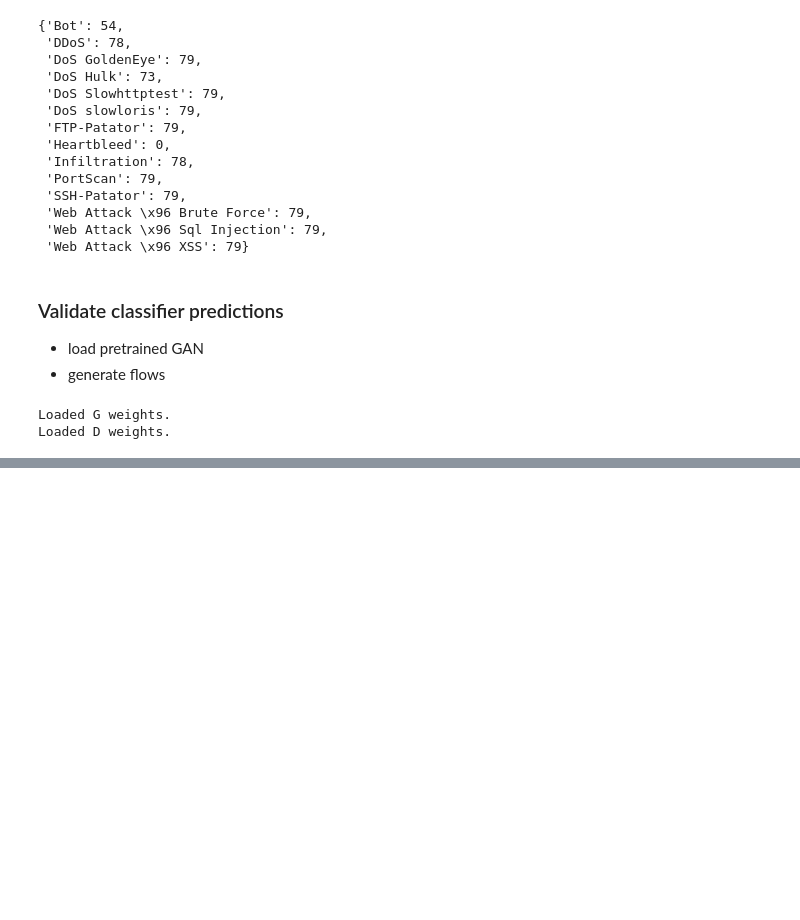
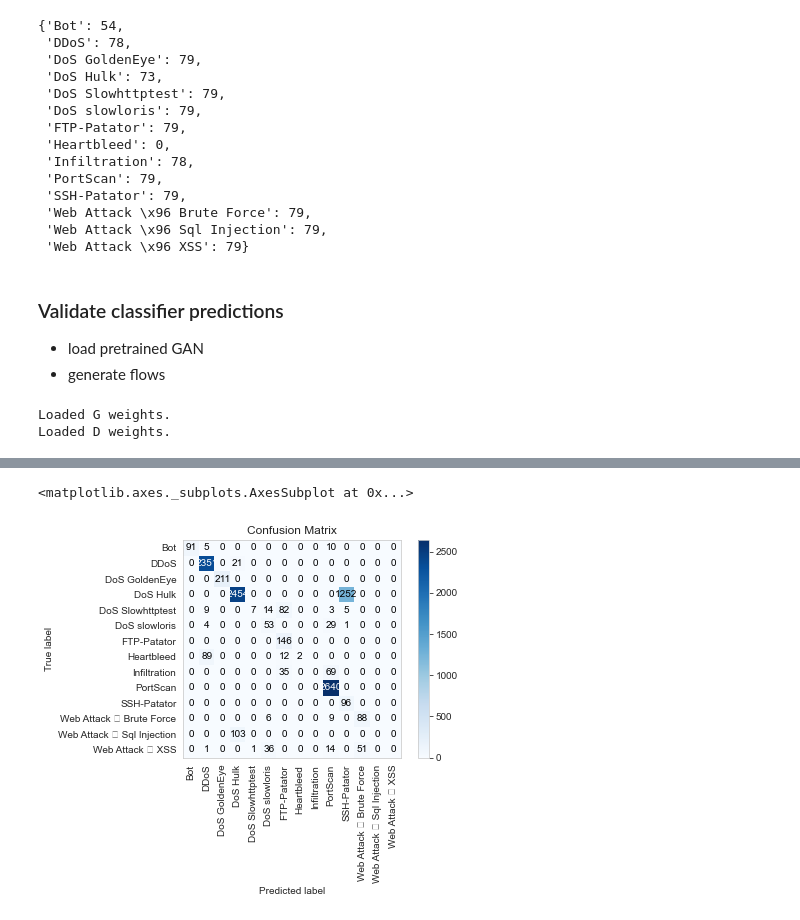
Before and after one commit to CN-TU/controllable-network-data-balancing-with-gans, a Jupyter notebook: data_exploration.ipynb, the cells around one changed output, grey strips where cells are left out. Saved outputs shown, nothing was run; the diff lists cells and outputs as text; code cells hidden in the pictures; blank space fills up the shorter version.

```diff
--- a/data_exploration.ipynb
+++ b/data_exploration.ipynb
@@ -894,0 +868,22 @@ plot_confusion_matrix(labels, label_preds)
+# %%
+# generate 10000 flows
+# round all int cols
+# is_int_col = [t == int for t in df.dtypes.values]
+is_int_col = [True, True, True, True, True, False, False, False, False, False, False, False, False, False, False, False, False,
+              False, False, False, False, False, False, False, False, False, False, False, False, False, False, True, True, True,
+              True, True, True, False, False, False, False, False, False, False, True, True, True, True, True, True, True, True, False,
+              False, False, False, True, True, True, True, True, True, True, True, True, True, True, True, True, True, True, False, False,
+              False, False, False, False, False, False, True]
+
+
+flows, labels = exp.generate(10000, label_weights, scaler=scaler, label_encoder=label_encoder)
+flows = pd.DataFrame(flows)
+flows.loc[:, is_int_col[:-1]] = flows.loc[:, is_int_col[:-1]].round(0)
+flows = flows.to_numpy()
+
+label_preds = classifier.predict(flows)
+label_preds = label_encoder.inverse_transform(label_preds)
+
+print(classification_report(labels, label_preds))
+plot_confusion_matrix(labels, label_preds, x_tick_rotation=90)
+# %% [output]
@@ -894,0 +913,2 @@ plot_confusion_matrix(labels, label_preds)
+<matplotlib.axes._subplots.AxesSubplot at 0x...>
+[figure, added]
```
Also changed, not shown: parts of 21 cells of this notebook, 1 other file.
